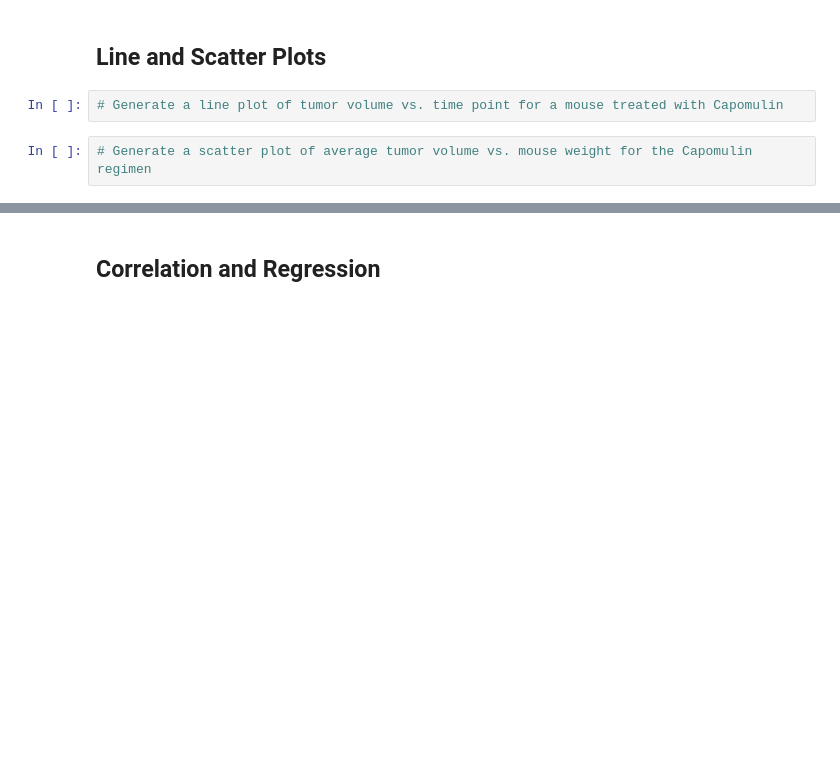
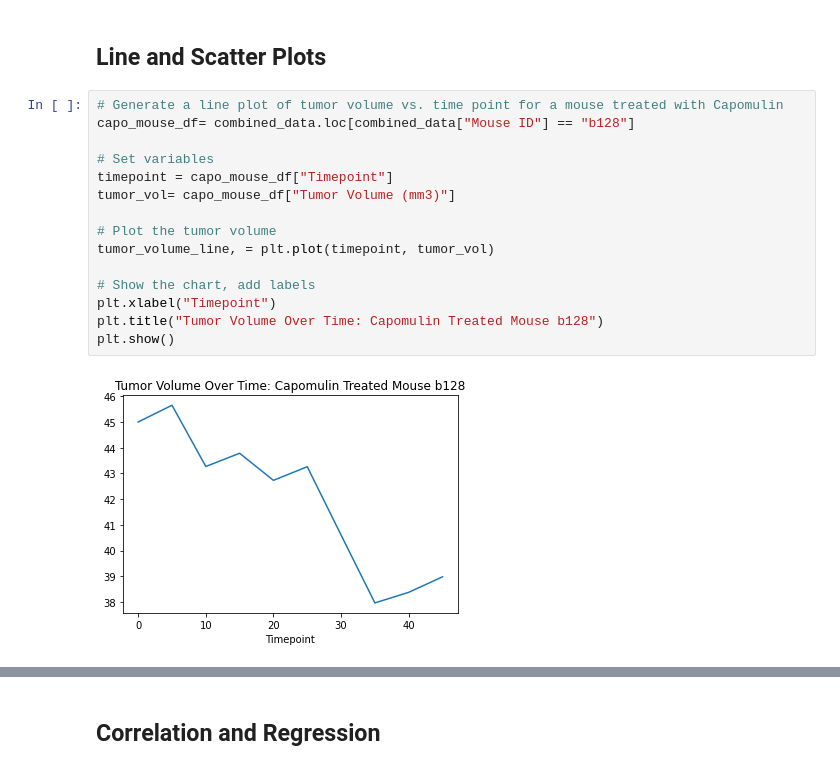
Before and after one commit to miaisrael/matplotlib-challenge, a Jupyter notebook: Pymaceuticals/pymaceuticals_starter.ipynb, the cells around one changed output, grey strips where cells are left out. Drawn from its saved outputs; the diff is of its cells as text; blank space fills up the shorter version.

```diff
--- a/Pymaceuticals/pymaceuticals_starter.ipynb
+++ b/Pymaceuticals/pymaceuticals_starter.ipynb
@@ -212,7 +283,20 @@ Text(0.5, 1.0, 'Total Unique Mice Tested by Drug Regimen')
 # Generate a box plot of the final tumor volume of each mouse across four regimens of interest
 # %% [markdown]
 ## Line and Scatter Plots
-# %%
-# Generate a line plot of tumor volume vs. time point for a mouse treated with Capomulin
-# %%
-# Generate a scatter plot of average tumor volume vs. mouse weight for the Capomulin regimen
+# %%
+# Generate a line plot of tumor volume vs. time point for a mouse treated with Capomulin
+capo_mouse_df= combined_data.loc[combined_data["Mouse ID"] == "b128"]
+
+# Set variables
+timepoint = capo_mouse_df["Timepoint"]
+tumor_vol= capo_mouse_df["Tumor Volume (mm3)"]
+
+# Plot the tumor volume
+tumor_volume_line, = plt.plot(timepoint, tumor_vol)
+
+# Show the chart, add labels
+plt.xlabel("Timepoint")
+plt.title("Tumor Volume Over Time: Capomulin Treated Mouse b128")
+plt.show()
+# %% [output]
+[figure, added]
```
Also changed, not shown: parts of 13 cells of this notebook.
